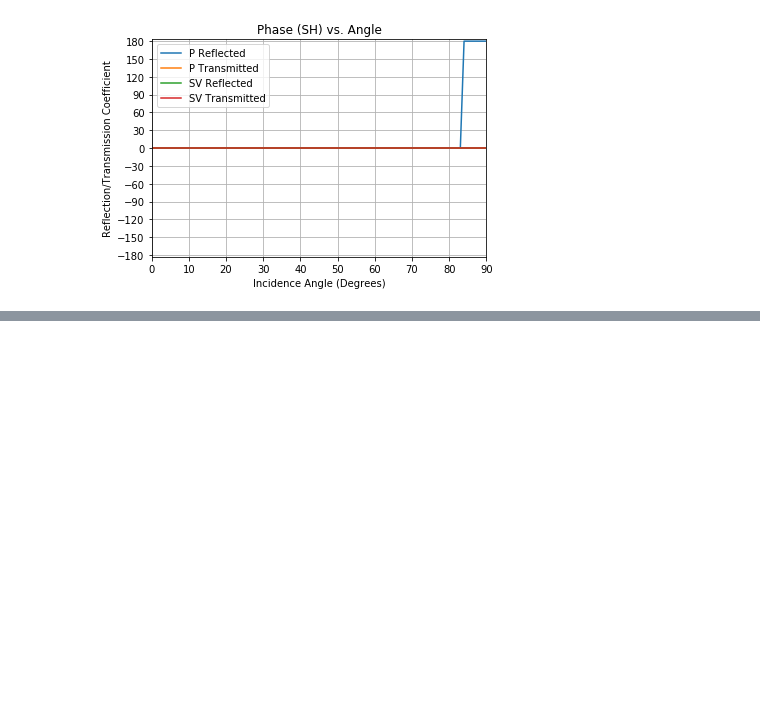
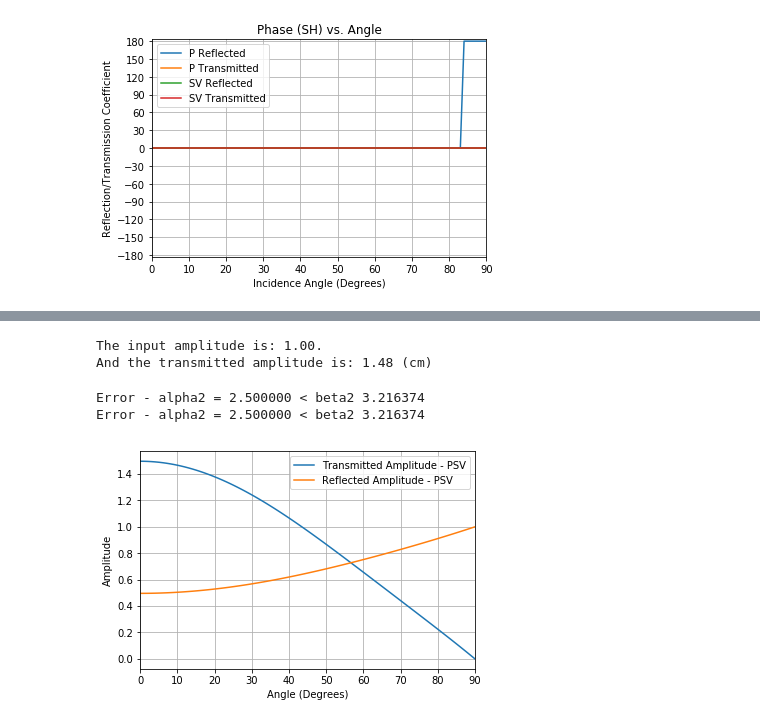
Before and after one commit to bakerb845/ess412_introToSeismo, a Jupyter notebook: reflectionCoeffs/reflectionAndTransmission.ipynb, the cells around one changed output, grey strips where cells are left out. Saved outputs shown, nothing was run; the diff lists cells and outputs as text; code cells hidden in the pictures; blank space fills up the shorter version.

```diff
--- a/reflectionCoeffs/reflectionAndTransmission.ipynb
+++ b/reflectionCoeffs/reflectionAndTransmission.ipynb
@@ -461,22 +465,47 @@ plt.show()
+# %%
+# TYPE YOUR CODE HERE
+beta1 = 3.5
+rho1  = 2.75
+beta2 = 1.5
+rho2  = 2
+i = [30.0]
+[RSS_SH, TSS_SH] = computeRTCoeffs_incidentSH(i, beta1, rho1, beta2, rho2)
+print("The input amplitude is: %4.2f.\nAnd the transmitted amplitude is: %4.2f (cm)"%(1, abs(TSS_SH[0])))
+# %% [output]
+The input amplitude is: 1.00.
+And the transmitted amplitude is: 1.48 (cm)
 # %%
 # In case you want to look at the P-SV system in the crust
 # Set up the crust/mantle problem
-alpha1 = 5.5        # Compressional velocity in crust
-beta1 = alpha1/1.71 # Shear velocity in crust
-rho1 = 2.7          # Density in crust
-alpha2 = 8.2        # Compressional velocity in mantle
-beta2 = alpha2/1.71 # Shear velocity in mantle
-rho2 = 3.1          # Density of mantle
+alpha2 = 2.5        # Compressional velocity in crust
+beta2 = alpha1/1.71 # Shear velocity in crust
+rho2 = 2.           # Density in crust
+alpha1 = 5.5        # Compressional velocity in mantle
+beta1 = alpha2/1.71 # Shear velocity in mantle
+rho1 = 2.7          # Density of mantle
 # Define the angles
 i = linspace(0.0, 90.0, 91)
 
 # Compute the P-SV coefficients for an incident P wave in the crust
 [RPP_PSV, RPS_PSV, TPP_PSV, TPS_PSV] = computeRTCoeffs_incidentP(i,
                                                                  alpha1, beta1, rho1,
                                                                  alpha2, beta2, rho2)
 # Compute the P-SV coefficients for an incident SV wave in the crust.
 [RSS_PSV, RSP_PSV, TSS_PSV, TSP_PSV] = computeRTCoeffs_incidentSV(i,
                                                                   alpha1, beta1, rho1,
                                                                   alpha2, beta2, rho2)
 # Compute the SH coefficients for an incident SH wave in the crust.
 [RSS_SH, TSS_SH] = computeRTCoeffs_incidentSH(i, beta1, rho1, beta2, rho2)
+
+plt.plot(i, abs(TPP_PSV), label='Transmitted Amplitude - PSV')
+plt.plot(i, abs(RPP_PSV), label='Reflected Amplitude - PSV')
+plt.xlim(0, 90)
+plt.xlabel("Angle (Degrees)")
+plt.ylabel("Amplitude")
+plt.legend()
+plt.grid(True)
+plt.show()
+# %% [output]
+Error - alpha2 = 2.500000 < beta2 3.216374
+Error - alpha2 = 2.500000 < beta2 3.216374
+[figure, added]
```
Also changed, not shown: parts of 7 cells of this notebook.
